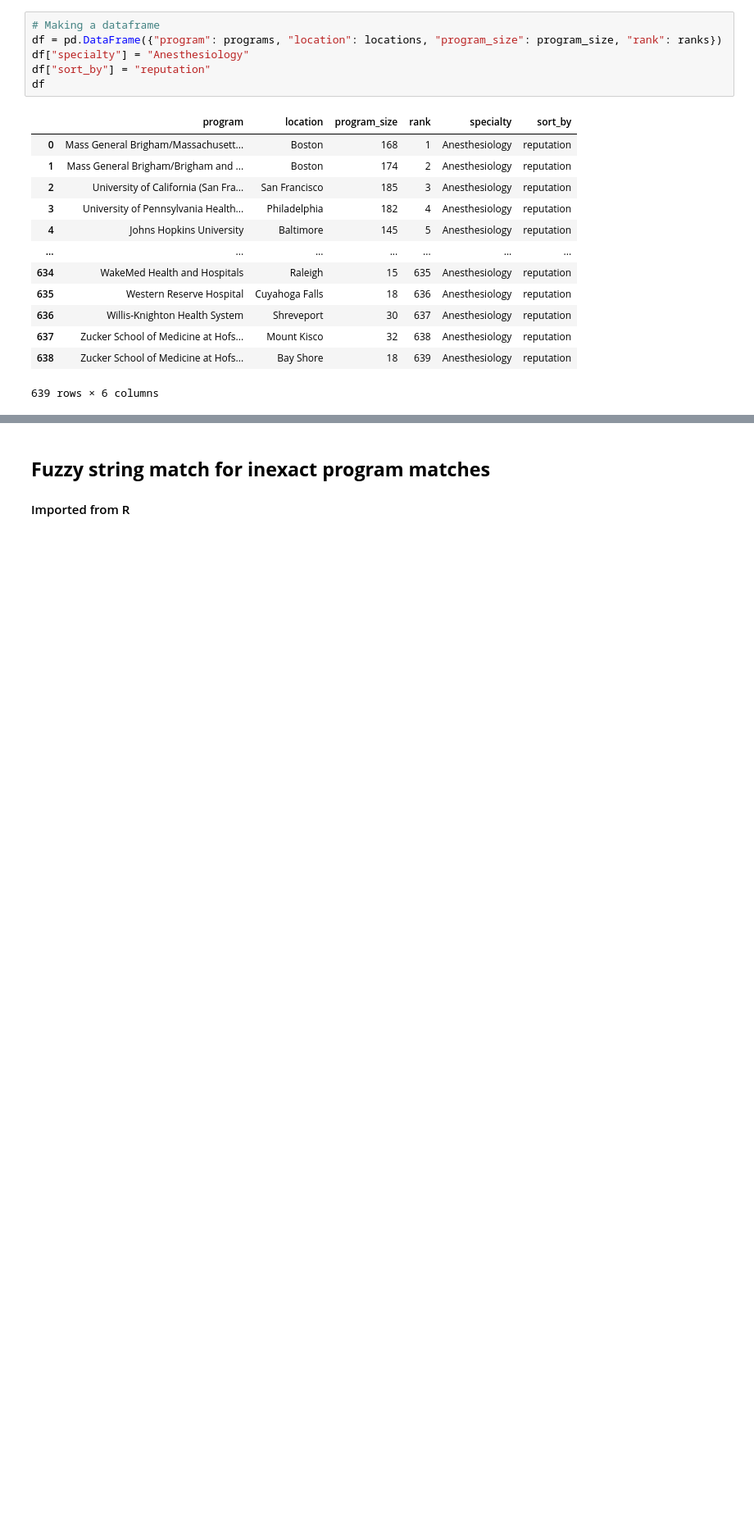
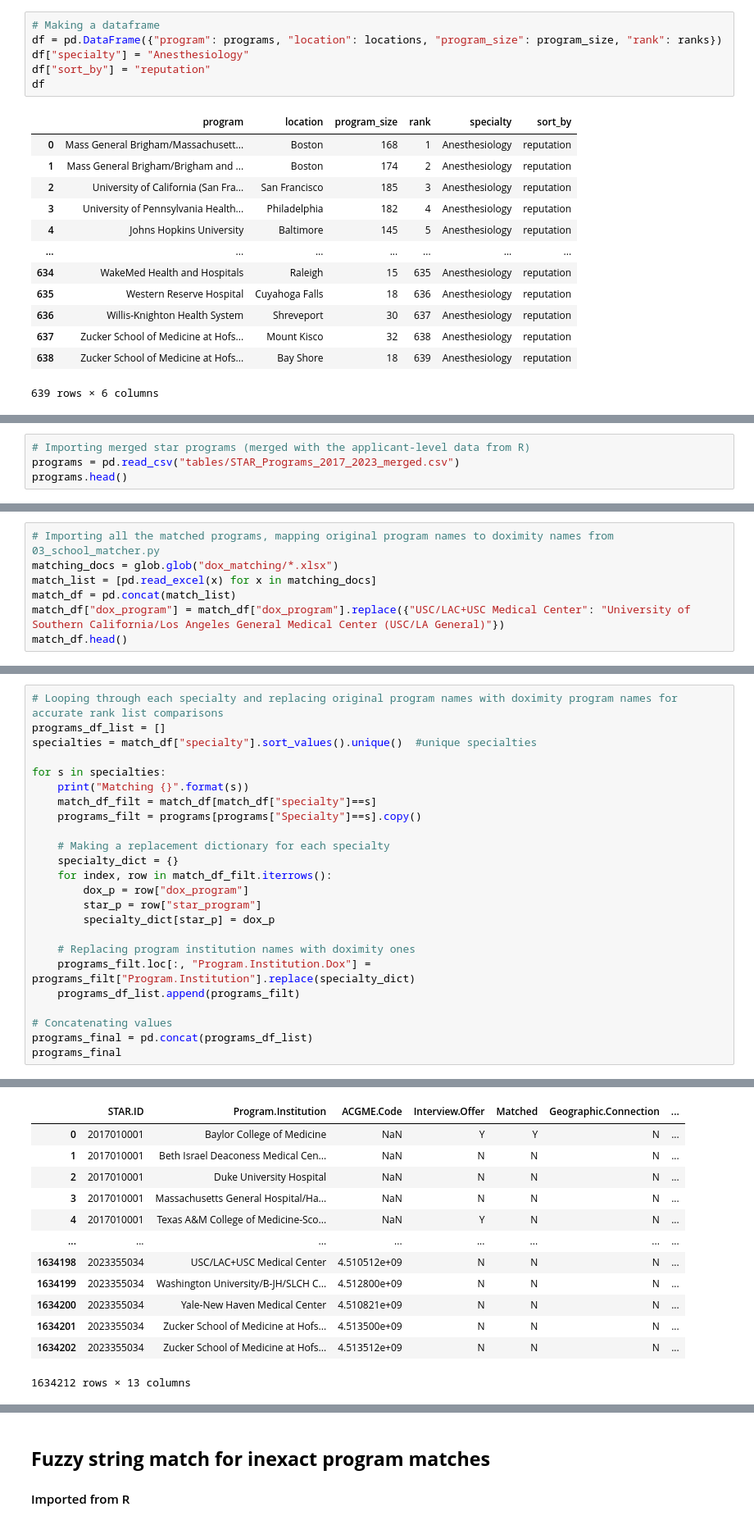
Before and after one commit to physicianscientists/Texas-STAR, a Jupyter notebook: 02_Doximity_ranker.ipynb, the cells around one changed output, grey strips where cells are left out. Shown at 82% size. Saved outputs shown, nothing was run; the diff lists cells and outputs as text; blank space fills up the shorter version.

Commit message:
matched school names

```diff
--- a/02_webscraper.ipynb
+++ b/02_Doximity_ranker.ipynb
@@ -172,0 +194,4 @@ df
+# %%
+# Importing merged star programs (merged with the applicant-level data from R)
+programs = pd.read_csv("tables/STAR_Programs_2017_2023_merged.csv")
+programs.head()
@@ -172,0 +205,7 @@ df
+# %%
+# Importing all the matched programs, mapping original program names to doximity names from 03_school_matcher.py
+matching_docs = glob.glob("dox_matching/*.xlsx")
+match_list = [pd.read_excel(x) for x in matching_docs]
+match_df = pd.concat(match_list)
+match_df["dox_program"] = match_df["dox_program"].replace({"USC/LAC+USC Medical Center": "University of Southern California/Los Angeles General Medical Center (USC/LA General)"})
+match_df.head()
@@ -172,0 +219,25 @@ df
+# %%
+# Looping through each specialty and replacing original program names with doximity program names for accurate rank list comparisons
+programs_df_list = []
+specialties = match_df["specialty"].sort_values().unique()  #unique specialties
+
+for s in specialties:
+    print("Matching {}".format(s))
+    match_df_filt = match_df[match_df["specialty"]==s]
+    programs_filt = programs[programs["Specialty"]==s].copy()
+
+    # Making a replacement dictionary for each specialty
+    specialty_dict = {}
+    for index, row in match_df_filt.iterrows():
+        dox_p = row["dox_program"]
+        star_p = row["star_program"]
+        specialty_dict[star_p] = dox_p
+
+    # Replacing program institution names with doximity ones
+    programs_filt.loc[:, "Program.Institution.Dox"] = programs_filt["Program.Institution"].replace(specialty_dict)
+    programs_df_list.append(programs_filt)
+
+# Concatenating values
+programs_final = pd.concat(programs_df_list)
+programs_final
+# %% [output]
@@ -172,0 +261,13 @@ df
+|  | STAR.ID | Program.Institution | ACGME.Code | Interview.Offer | Matched | Geographic.Connection | ... |
+| 0 | 2017010001 | Baylor College of Medicine | NaN | Y | Y | N | ... |
+| 1 | 2017010001 | Beth Israel Deaconess Medical Cen... | NaN | N | N | N | ... |
+| 2 | 2017010001 | Duke University Hospital | NaN | N | N | N | ... |
+| 3 | 2017010001 | Massachusetts General Hospital/Ha... | NaN | N | N | N | ... |
+| 4 | 2017010001 | Texas A&M College of Medicine-Sco... | NaN | Y | N | N | ... |
+| ... | ... | ... | ... | ... | ... | ... | ... |
+| 1634198 | 2023355034 | USC/LAC+USC Medical Center | 4.510512e+09 | N | N | N | ... |
+| 1634199 | 2023355034 | Washington University/B-JH/SLCH C... | 4.512800e+09 | N | N | N | ... |
+| 1634200 | 2023355034 | Yale-New Haven Medical Center | 4.510821e+09 | N | N | N | ... |
+| 1634201 | 2023355034 | Zucker School of Medicine at Hofs... | 4.513500e+09 | N | N | N | ... |
+| 1634202 | 2023355034 | Zucker School of Medicine at Hofs... | 4.513512e+09 | N | N | N | ... |
+1634212 rows × 13 columns
```
Also changed, not shown: parts of 11 cells of this notebook, 40 other files.
